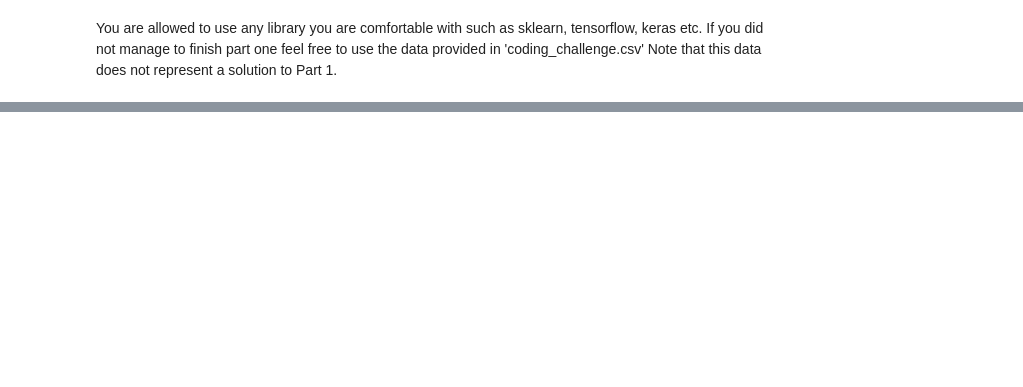
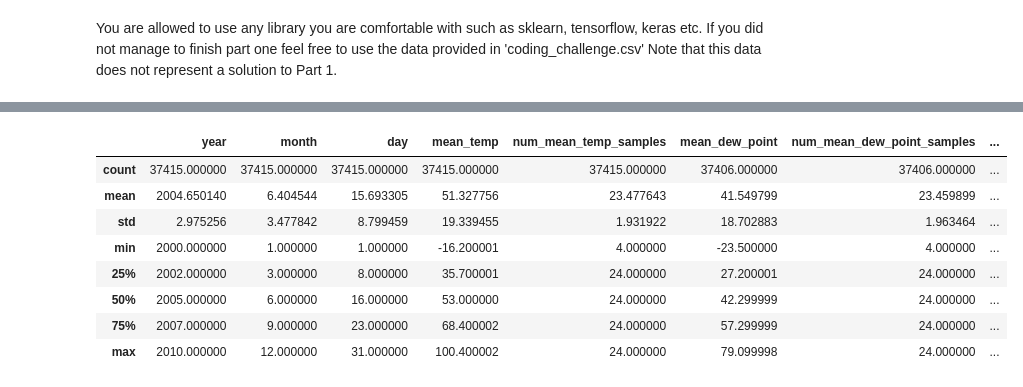
Before and after one commit to rajeevkarthika/coding_challenge, a Jupyter notebook: Coding_Challenge.ipynb, the cells around one changed output, grey strips where cells are left out. Drawn from its saved outputs; the diff is of its cells as text; code cells hidden in the pictures; blank space fills up the shorter version.

```diff
--- a/Coding_Challenge.ipynb
+++ b/Coding_Challenge.ipynb
@@ -179,0 +335,3 @@ If you did not manage to finish part one feel free to use the data provided in '
+# %%
+# Drop the columns fog, rain, hail, thunder and tornado
+snow_df = snow_df.drop(columns=['fog', 'rain', 'hail', 'thunder', 'tornado'])
@@ -179,0 +387,3 @@ If you did not manage to finish part one feel free to use the data provided in '
+# %%
+# Create a new column combining station_number and wban_number
+snow_df['station_id'] = snow_df['station_number'].astype(str) + '_' + snow_df['wban_number'].astype(str)
@@ -179,0 +399,3 @@ If you did not manage to finish part one feel free to use the data provided in '
+# %%
+# Drop columns station_number and wban_number
+snow_df = snow_df.drop(columns=['station_number', 'wban_number'])
@@ -179,0 +407,3 @@ If you did not manage to finish part one feel free to use the data provided in '
+# %%
+# Change datatype to Category for later use
+snow_df['station_id'] = snow_df['station_id'].astype('category')
@@ -179,0 +421,13 @@ If you did not manage to finish part one feel free to use the data provided in '
+# %%
+# Summary statistics
+snow_df.describe()
+# %% [output]
+|  | year | month | day | mean_temp | num_mean_temp_samples | mean_dew_point | num_mean_dew_point_samples | ... |
+| count | 37415.000000 | 37415.000000 | 37415.000000 | 37415.000000 | 37415.000000 | 37406.000000 | 37406.000000 | ... |
+| mean | 2004.650140 | 6.404544 | 15.693305 | 51.327756 | 23.477643 | 41.549799 | 23.459899 | ... |
+| std | 2.975256 | 3.477842 | 8.799459 | 19.339455 | 1.931922 | 18.702883 | 1.963464 | ... |
+| min | 2000.000000 | 1.000000 | 1.000000 | -16.200001 | 4.000000 | -23.500000 | 4.000000 | ... |
+| 25% | 2002.000000 | 3.000000 | 8.000000 | 35.700001 | 24.000000 | 27.200001 | 24.000000 | ... |
+| 50% | 2005.000000 | 6.000000 | 16.000000 | 53.000000 | 24.000000 | 42.299999 | 24.000000 | ... |
+| 75% | 2007.000000 | 9.000000 | 23.000000 | 68.400002 | 24.000000 | 57.299999 | 24.000000 | ... |
+| max | 2010.000000 | 12.000000 | 31.000000 | 100.400002 | 24.000000 | 79.099998 | 24.000000 | ... |
```
Also changed, not shown: parts of 84 cells of this notebook.
